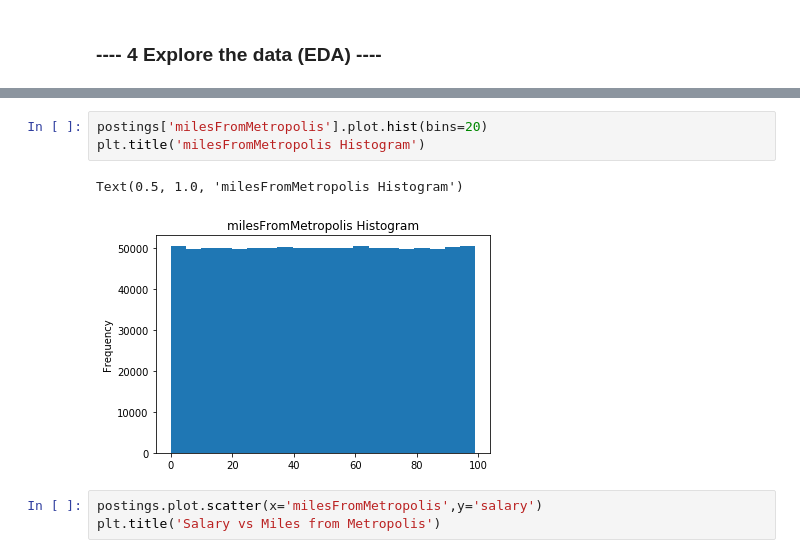
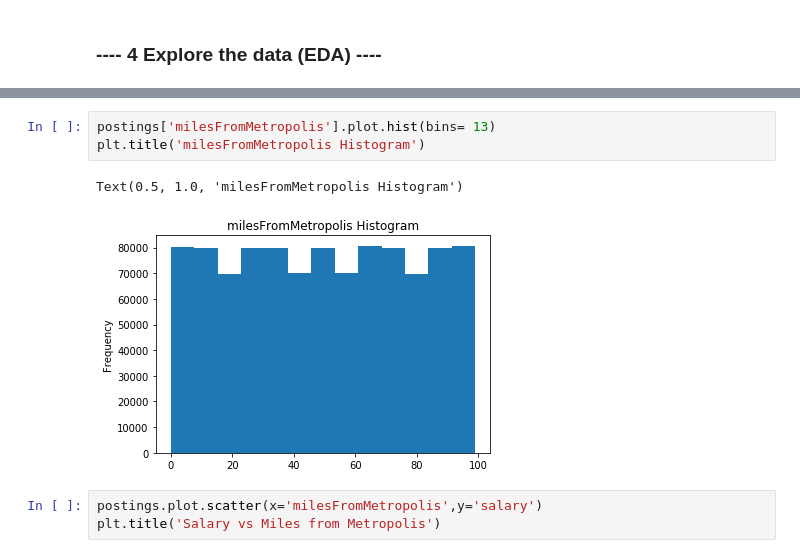
Before and after one commit to ajkiplagat/salaryPredictionPortfolio, a Jupyter notebook: First Portfolio Project.ipynb, the cells around one changed output, grey strips where cells are left out. Drawn from its saved outputs; the diff is of its cells as text.

```diff
--- a/First Portfolio Project.ipynb
+++ b/First Portfolio Project.ipynb
@@ -193,9 +221,9 @@ Text(0.5, 1.0, 'Salary vs Years of Experience')
 # %%
-postings['milesFromMetropolis'].plot.hist(bins=20)
+postings['milesFromMetropolis'].plot.hist(bins= 13)
 plt.title('milesFromMetropolis Histogram')
 # %% [output]
 Text(0.5, 1.0, 'milesFromMetropolis Histogram')
-[figure, old version]
+[figure, new version]
 # %%
 postings.plot.scatter(x='milesFromMetropolis',y='salary')
 plt.title('Salary vs Miles from Metropolis')
```
Also changed, not shown: parts of 31 cells of this notebook.
